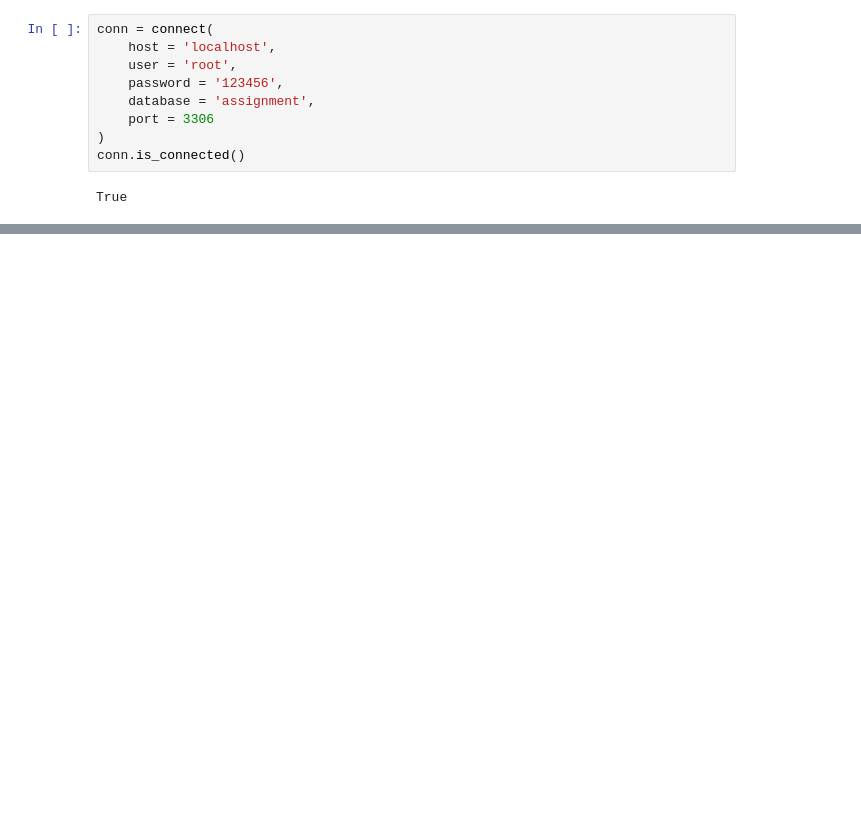
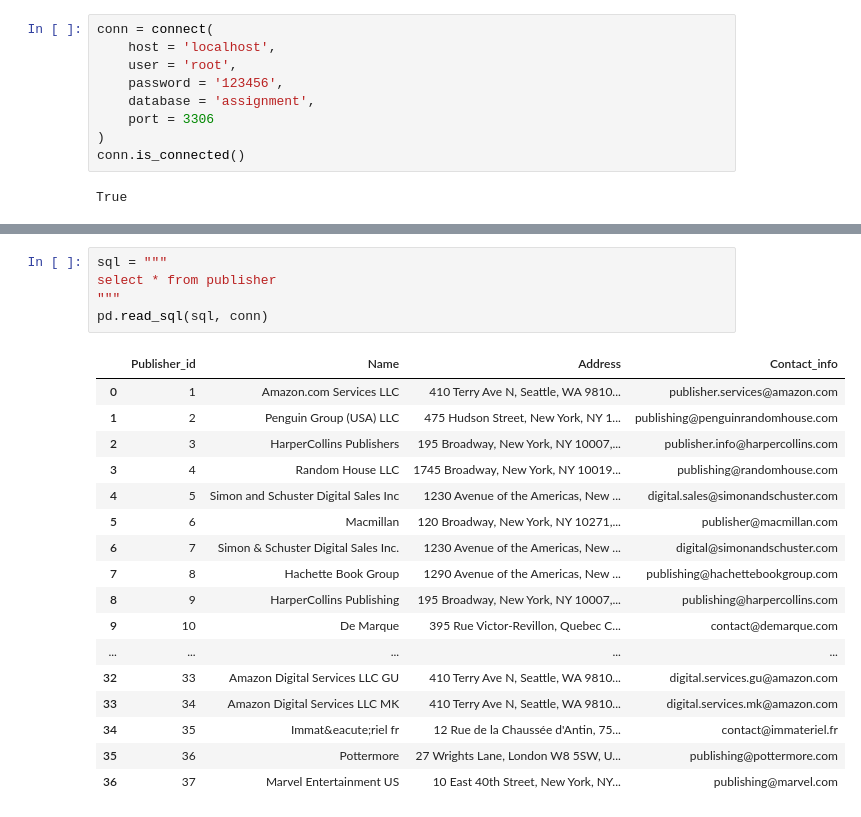
Before and after one commit to LangTuBun/EBook_Store, a Jupyter notebook: book_scraping/amazon_ebook.ipynb, the cells around one changed output, grey strips where cells are left out. Drawn from its saved outputs; the diff is of its cells as text; blank space fills up the shorter version.

```diff
--- a/book_scraping/amazon_ebook.ipynb
+++ b/book_scraping/amazon_ebook.ipynb
@@ -42,0 +91,23 @@ pd.read_sql(sql, conn)
+# %%
+sql = """
+select * from publisher
+"""
+pd.read_sql(sql, conn)
+# %% [output]
+|  | Publisher_id | Name | Address | Contact_info |
+| 0 | 1 | Amazon.com Services LLC | 410 Terry Ave N, Seattle, WA 9810... | publisher.services@amazon.com |
+| 1 | 2 | Penguin Group (USA) LLC | 475 Hudson Street, New York, NY 1... | publishing@penguinrandomhouse.com |
+| 2 | 3 | HarperCollins Publishers | 195 Broadway, New York, NY 10007,... | publisher.info@harpercollins.com |
+| 3 | 4 | Random House LLC | 1745 Broadway, New York, NY 10019... | publishing@randomhouse.com |
+| 4 | 5 | Simon and Schuster Digital Sales Inc | 1230 Avenue of the Americas, New ... | digital.sales@simonandschuster.com |
+| 5 | 6 | Macmillan | 120 Broadway, New York, NY 10271,... | publisher@macmillan.com |
+| 6 | 7 | Simon & Schuster Digital Sales Inc. | 1230 Avenue of the Americas, New ... | digital@simonandschuster.com |
+| 7 | 8 | Hachette Book Group | 1290 Avenue of the Americas, New ... | publishing@hachettebookgroup.com |
+| 8 | 9 | HarperCollins Publishing | 195 Broadway, New York, NY 10007,... | publishing@harpercollins.com |
+| 9 | 10 | De Marque | 395 Rue Victor-Revillon, Quebec C... | contact@demarque.com |
+| ... | ... | ... | ... | ... |
+| 32 | 33 | Amazon Digital Services LLC GU | 410 Terry Ave N, Seattle, WA 9810... | digital.services.gu@amazon.com |
+| 33 | 34 | Amazon Digital Services LLC MK | 410 Terry Ave N, Seattle, WA 9810... | digital.services.mk@amazon.com |
+| 34 | 35 | Immat&eacute;riel fr | 12 Rue de la Chaussée d'Antin, 75... | contact@immateriel.fr |
+| 35 | 36 | Pottermore | 27 Wrights Lane, London W8 5SW, U... | publishing@pottermore.com |
+| 36 | 37 | Marvel Entertainment US | 10 East 40th Street, New York, NY... | publishing@marvel.com |
```
Also changed, not shown: parts of 28 cells of this notebook, 4 other files.
